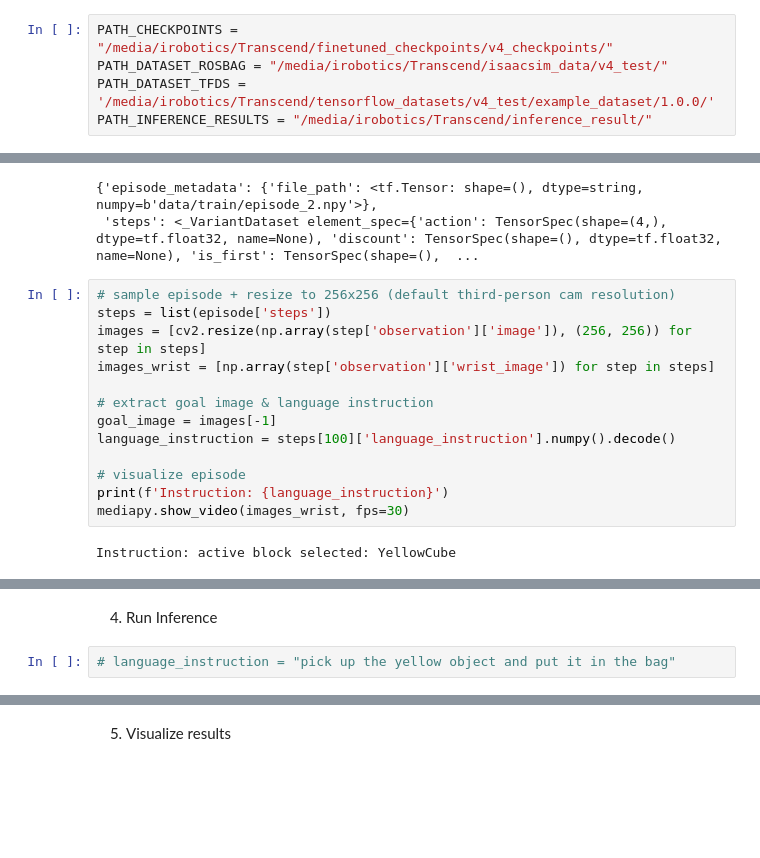
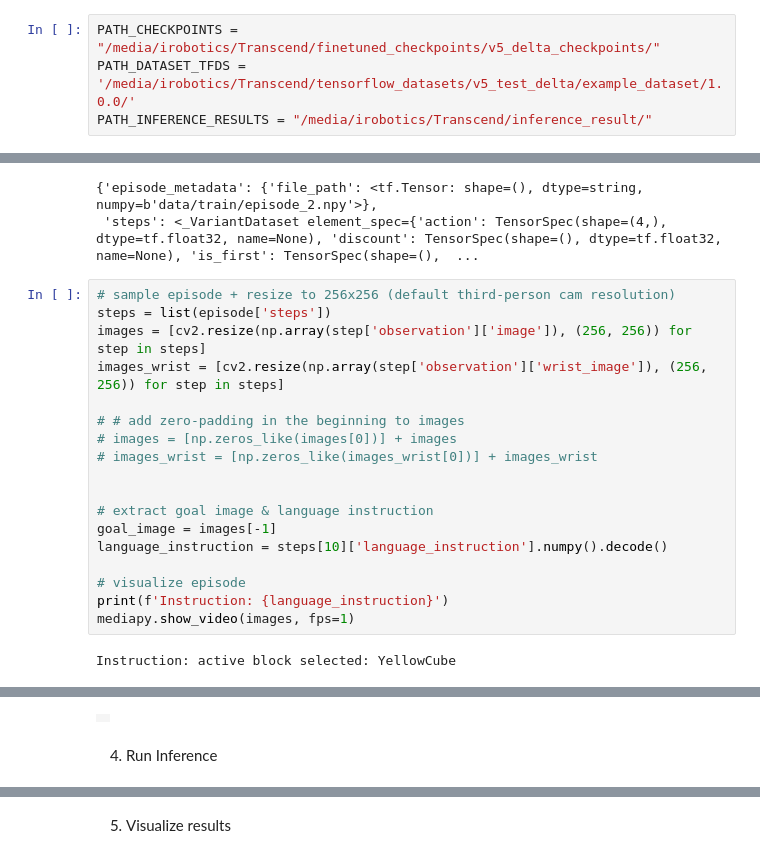
Before and after one commit to AlmasShintemirov/franka_pick_up_bag, a Jupyter notebook: examples/offline_inference.ipynb, the cells around one changed output, grey strips where cells are left out. Cells and saved outputs as stored; diff of their text form; blank space fills up the shorter version.

```diff
--- a/examples/offline_inference.ipynb
+++ b/examples/offline_inference.ipynb
@@ -49,9 +11,8 @@ import numpy as np
 # %% [markdown]
 1. Path definitions
 # %%
-PATH_CHECKPOINTS = "/media/irobotics/Transcend/finetuned_checkpoints/v4_checkpoints/"
-PATH_DATASET_ROSBAG = "/media/irobotics/Transcend/isaacsim_data/v4_test/"
-PATH_DATASET_TFDS = '/media/irobotics/Transcend/tensorflow_datasets/v4_test/example_dataset/1.0.0/'
+PATH_CHECKPOINTS = "/media/irobotics/Transcend/finetuned_checkpoints/v5_delta_checkpoints/"
+PATH_DATASET_TFDS = '/media/irobotics/Transcend/tensorflow_datasets/v5_test_delta/example_dataset/1.0.0/'
 PATH_INFERENCE_RESULTS = "/media/irobotics/Transcend/inference_result/"
 # %% [markdown]
 2. Load checkpoints
@@ -86,14 +47,19 @@ episode
 # sample episode + resize to 256x256 (default third-person cam resolution)
 steps = list(episode['steps'])
 images = [cv2.resize(np.array(step['observation']['image']), (256, 256)) for step in steps]
-images_wrist = [np.array(step['observation']['wrist_image']) for step in steps]
+images_wrist = [cv2.resize(np.array(step['observation']['wrist_image']), (256, 256)) for step in steps]
+
+# # add zero-padding in the beginning to images
+# images = [np.zeros_like(images[0])] + images
+# images_wrist = [np.zeros_like(images_wrist[0])] + images_wrist
+
 
 # extract goal image & language instruction
 goal_image = images[-1]
-language_instruction = steps[100]['language_instruction'].numpy().decode()
+language_instruction = steps[10]['language_instruction'].numpy().decode()
 
 # visualize episode
 print(f'Instruction: {language_instruction}')
-mediapy.show_video(images_wrist, fps=30)
+mediapy.show_video(images, fps=1)
 # %% [output]
 Instruction: active block selected: YellowCube
@@ -101,7 +66,6 @@ Instruction: active block selected: YellowCube
+|  |
 # %% [markdown]
 4. Run Inference
-# %%
-# language_instruction = "pick up the yellow object and put it in the bag"
 # %%
 WINDOW_SIZE = 2
 
```
Also changed, not shown: parts of 16 cells of this notebook, 14 other files.
